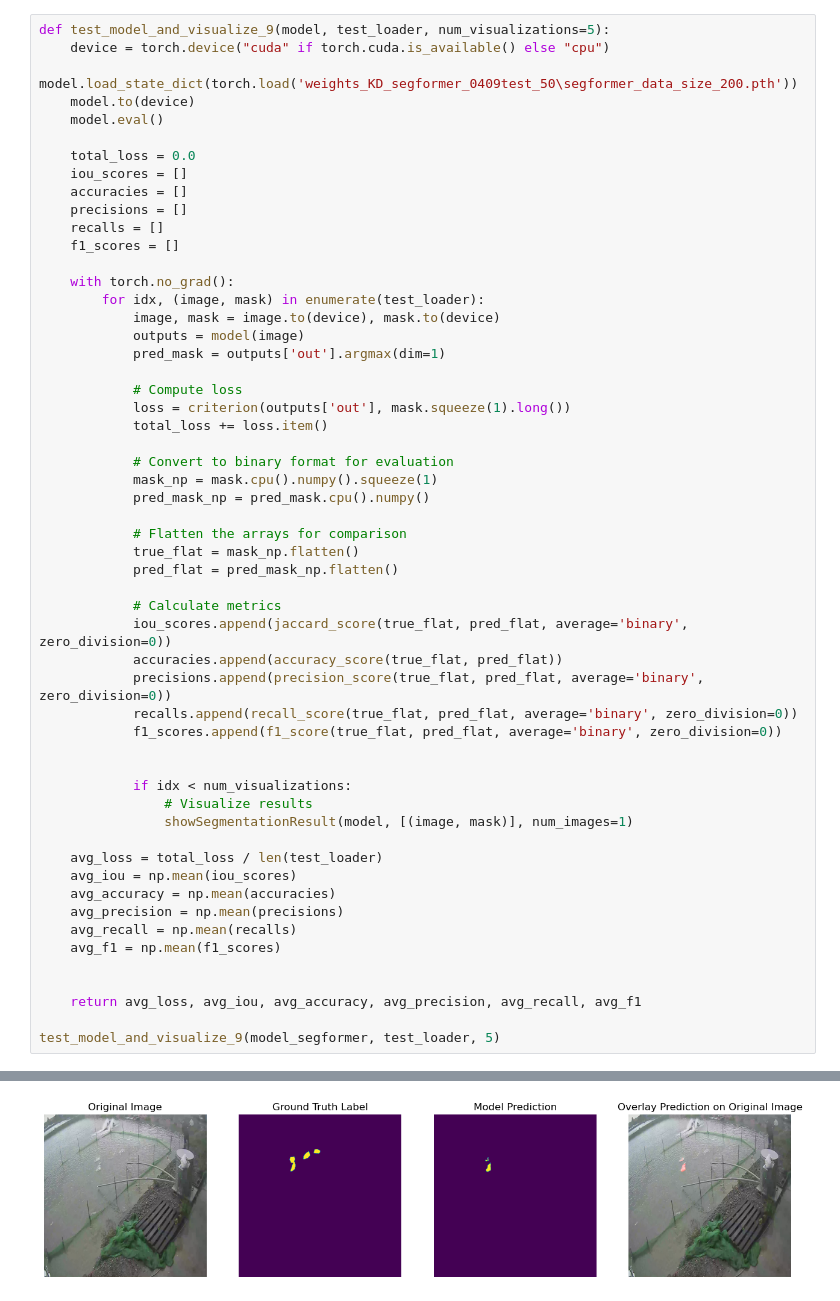
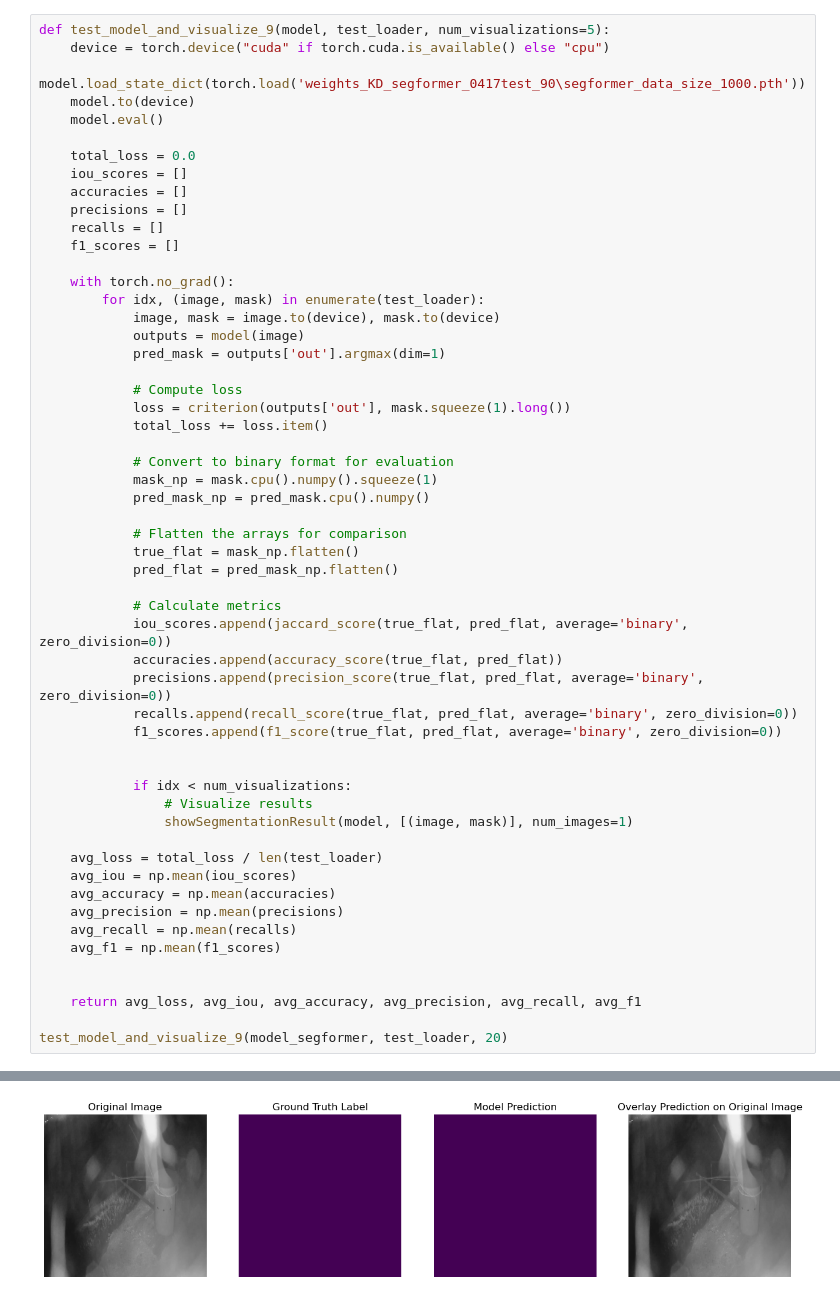
Before and after one commit to Eat-Apple-Again/RipplesDetection, a Jupyter notebook: KD_segformer_0409_num2.ipynb, the cells around one changed output, grey strips where cells are left out. Cells and saved outputs as stored; diff of their text form.

Commit message:
Attempting to sample images evenly(0417).: teacher_ratio=0.9, temperature=5

```diff
--- a/KD_segformer_0409_num2.ipynb
+++ b/KD_segformer_0409_num2.ipynb
@@ -559,7 +586,7 @@ for key in metrics_keys:
 # %%
 def test_model_and_visualize_9(model, test_loader, num_visualizations=5):
     device = torch.device("cuda" if torch.cuda.is_available() else "cpu")
-    model.load_state_dict(torch.load('weights_KD_segformer_0409test_50\segformer_data_size_200.pth'))
+    model.load_state_dict(torch.load('weights_KD_segformer_0417test_90\segformer_data_size_1000.pth'))
     model.to(device)
     model.eval()
 
@@ -610,5 +637,5 @@ def test_model_and_visualize_9(model, test_loader, num_visualizations=5):
 
     return avg_loss, avg_iou, avg_accuracy, avg_precision, avg_recall, avg_f1
 
-test_model_and_visualize_9(model_segformer, test_loader, 5)
+test_model_and_visualize_9(model_segformer, test_loader, 20)
 # %% [output]
@@ -630 +647 @@ Clipping input data to the valid range for imshow with RGB data ([0..1] for floa
-[figure, old version]
+[figure, new version]
```
Also changed, not shown: parts of 5 cells of this notebook.
